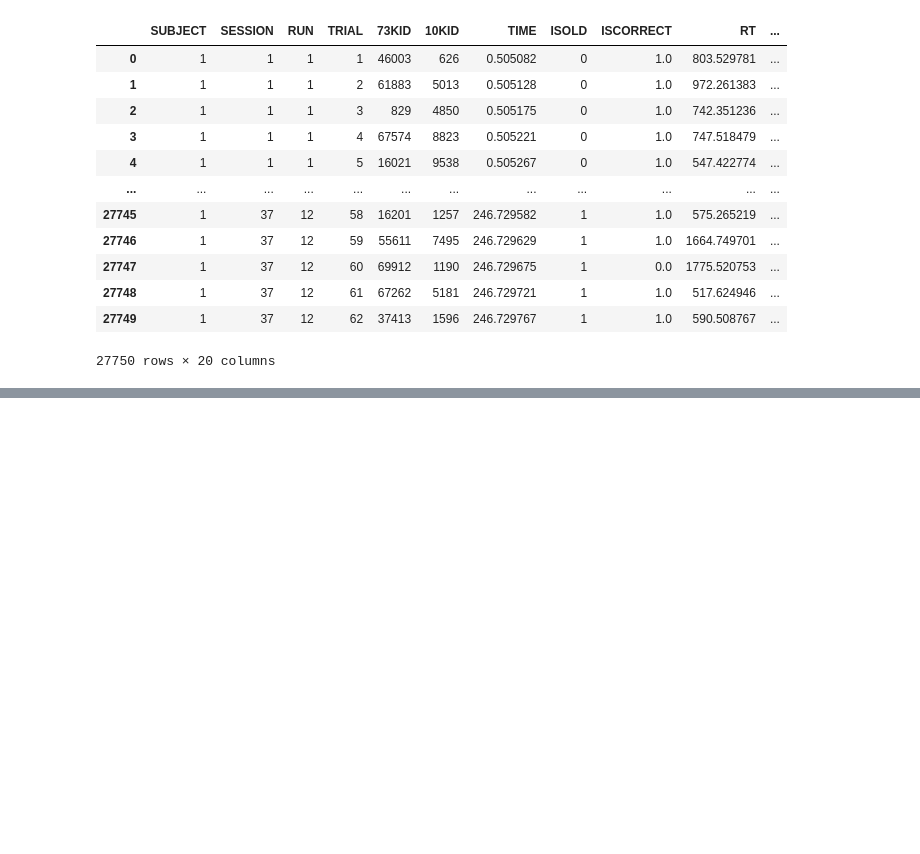
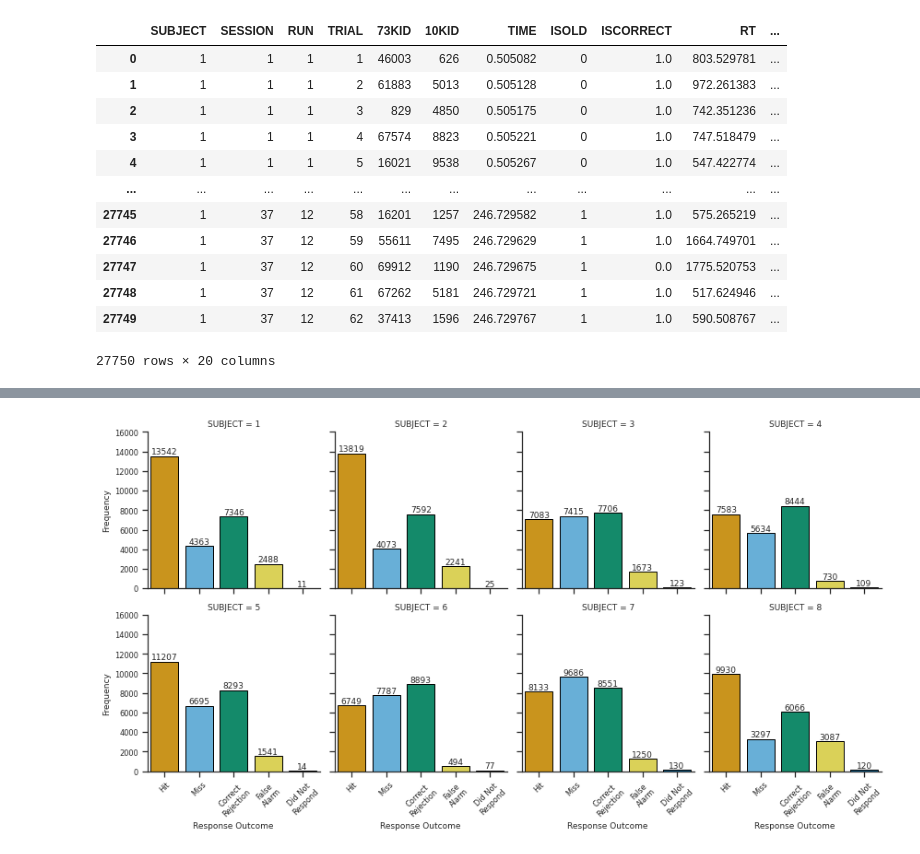
Before and after one commit to mjstarrett/nsdMemConn, a Jupyter notebook: scripts_notebooks/beh-wrangle-plot_sub01-ses1-37.ipynb, the cells around one changed output, grey strips where cells are left out. Saved outputs shown, nothing was run; the diff lists cells and outputs as text; code cells hidden in the pictures; blank space fills up the shorter version.

```diff
--- a/scripts_notebooks/beh-wrangle-plot_sub01-ses1-37.ipynb
+++ b/scripts_notebooks/beh-wrangle-plot_sub01-ses1-37.ipynb
@@ -143,0 +169,5 @@ ax.set_xticklabels(["Hit", "Miss", "Correct\nRejection", "False\nAlarm", "Did No
+# %%
+## Find all the data
+allPath = '/home/jovyan/shared/NSD/nsddata/ppdata/'
+subjs = next(os.walk(allPath))[1]
+subjs
@@ -143,0 +183,24 @@ ax.set_xticklabels(["Hit", "Miss", "Correct\nRejection", "False\nAlarm", "Did No
+# %%
+# Load all the data
+subData = []
+for isubj in subjs:
+    tmpData = pd.read_csv(os.path.join(allPath, isubj, "behav/responses.tsv"), sep = "\t")
+    subData.append(tmpData)
+
+nsdAll = pd.concat(subData)
+# %%
+nsdAll["SigDetection"] = pd.NA
+nsdAll["SigDetection"]
+
+# 0: HIT; # 1: MISS; # 2: CORRECT REJECTION; # 3: FALSE ALARM; # 4: NO RESPONSE
+nsdAll.loc[((nsdAll["ISOLD"] == 1) & (nsdAll["ISCORRECT"] == 1)), "SigDetection"] = 0
+nsdAll.loc[((nsdAll["ISOLD"] == 1) & (nsdAll["ISCORRECT"] == 0)), "SigDetection"] = 1
+nsdAll.loc[((nsdAll["ISOLD"] == 0) & (nsdAll["ISCORRECT"] == 1)), "SigDetection"] = 2
+nsdAll.loc[((nsdAll["ISOLD"] == 0) & (nsdAll["ISCORRECT"] == 0)), "SigDetection"] = 3
+nsdAll.loc[(pd.isna(nsdAll["BUTTON"])), "SigDetection"] = 4
+
+# Remove the held out scan data from the NSD website (38-40)
+nsdAll = nsdAll[(nsdAll["SESSION"] <= 37)]
+
+# Save the file with all subject data
+nsdAll.to_csv("derivatives/allSubs_signalDetectionData", sep = '\t')
@@ -143,0 +223,13 @@ ax.set_xticklabels(["Hit", "Miss", "Correct\nRejection", "False\nAlarm", "Did No
+# %%
+
+sns.set(font_scale=0.75)
+sns.set_palette(sns.color_palette(cbPalette))
+sns.set_style("ticks")
+g = sns.FacetGrid(data=nsdAll, col = "SUBJECT", col_wrap=4, ylim=(0,16000))
+g.map(sns.countplot, "SigDetection", palette=cbPalette, edgecolor = "black")
+g.set(xlabel = "Response Outcome", ylabel = "Frequency")
+g.set_xticklabels(["Hit", "Miss", "Correct\nRejection", "False\nAlarm", "Did Not\nRespond"],rotation = 45)
+for ax in g.axes:
+    ax.bar_label(ax.containers[0])
+# %% [output]
+[figure, added]
```
Also changed, not shown: parts of 17 cells of this notebook, 3 other files.
